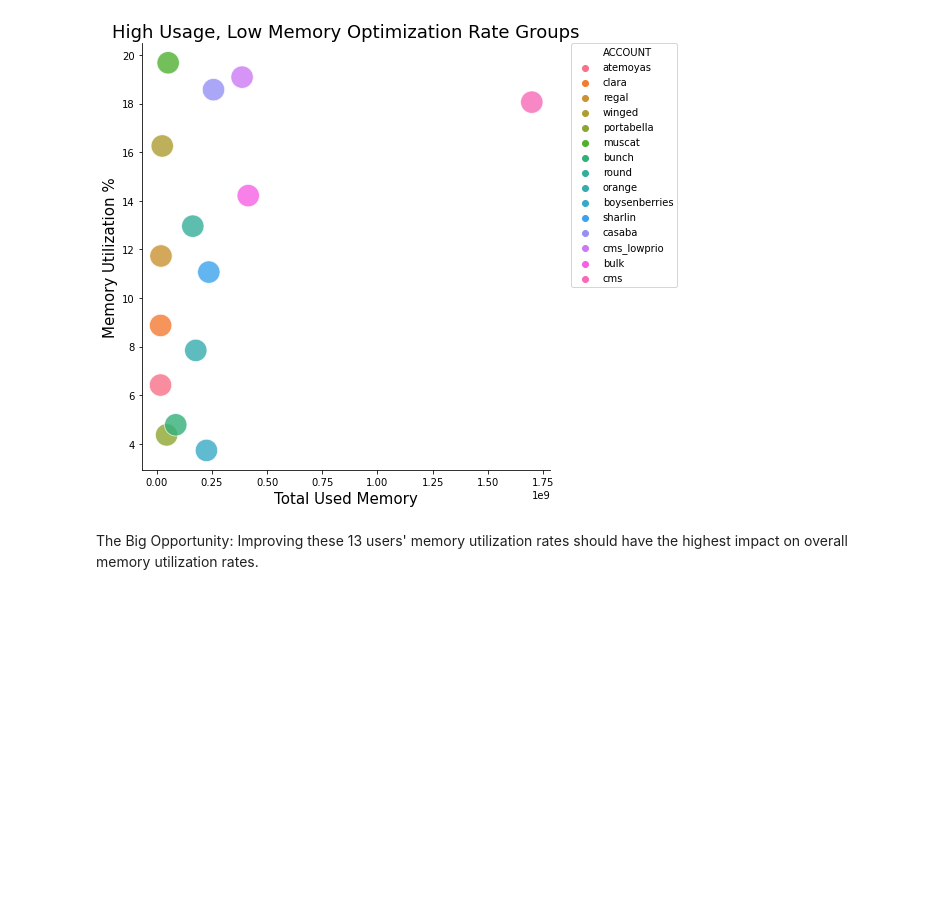
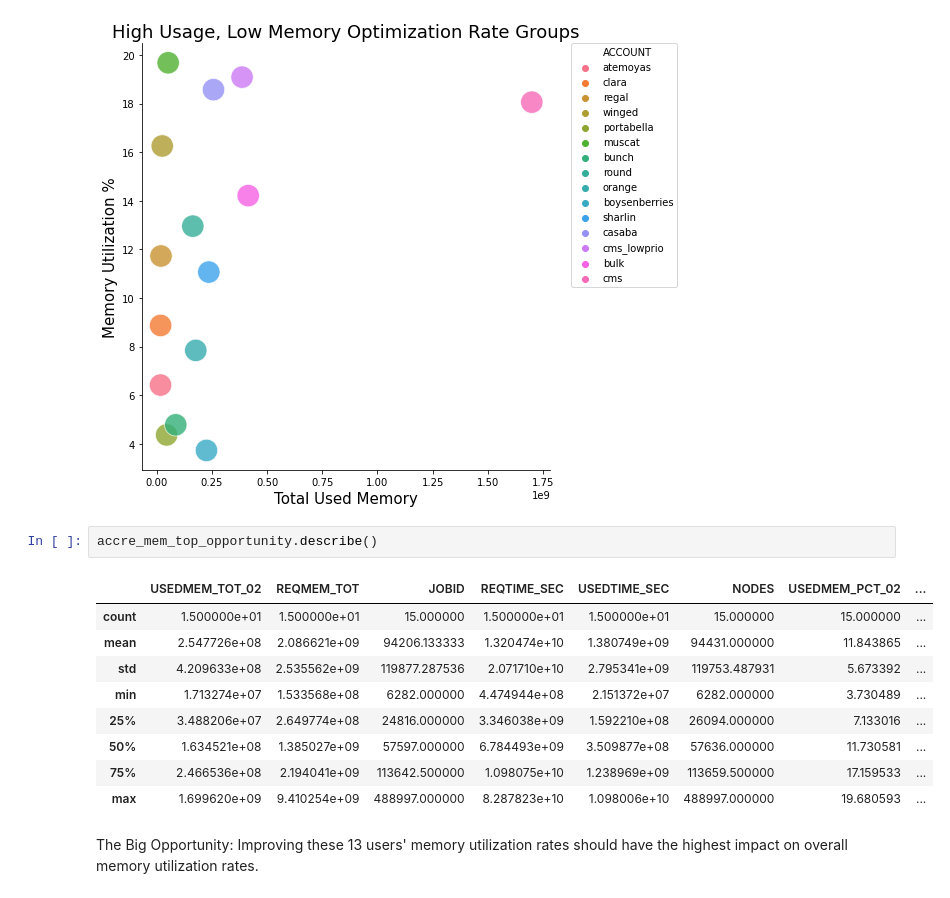
Before and after one commit to nss-data-science-cohort-4/dq2-accre-valkyries, a Jupyter notebook: notebooks/vai-02_dq2-accre-analysis-memory-usage.ipynb, the cells around one changed output. Saved outputs shown, nothing was run; the diff lists cells and outputs as text; blank space fills up the shorter version.

```diff
--- a/notebooks/vai-02_dq2-accre-analysis-memory-usage.ipynb
+++ b/notebooks/vai-02_dq2-accre-analysis-memory-usage.ipynb
@@ -975,6 +999,18 @@ plt.savefig('low-performers-scatter.png', dpi=300)
 #label_point(accre_mem_model_users.USEDMEM_TOT_02, accre_mem_model_users.USEDMEM_PCT_02, accre_mem_model_users.ACCOUNT, plt.gca())
 # %% [output]
 [figure]
+# %%
+accre_mem_top_opportunity.describe()
+# %% [output]
+|  | USEDMEM_TOT_02 | REQMEM_TOT | JOBID | REQTIME_SEC | USEDTIME_SEC | NODES | USEDMEM_PCT_02 | ... |
+| count | 1.500000e+01 | 1.500000e+01 | 15.000000 | 1.500000e+01 | 1.500000e+01 | 15.000000 | 15.000000 | ... |
+| mean | 2.547726e+08 | 2.086621e+09 | 94206.133333 | 1.320474e+10 | 1.380749e+09 | 94431.000000 | 11.843865 | ... |
+| std | 4.209633e+08 | 2.535562e+09 | 119877.287536 | 2.071710e+10 | 2.795341e+09 | 119753.487931 | 5.673392 | ... |
+| min | 1.713274e+07 | 1.533568e+08 | 6282.000000 | 4.474944e+08 | 2.151372e+07 | 6282.000000 | 3.730489 | ... |
+| 25% | 3.488206e+07 | 2.649774e+08 | 24816.000000 | 3.346038e+09 | 1.592210e+08 | 26094.000000 | 7.133016 | ... |
+| 50% | 1.634521e+08 | 1.385027e+09 | 57597.000000 | 6.784493e+09 | 3.509877e+08 | 57636.000000 | 11.730581 | ... |
+| 75% | 2.466536e+08 | 2.194041e+09 | 113642.500000 | 1.098075e+10 | 1.238969e+09 | 113659.500000 | 17.159533 | ... |
+| max | 1.699620e+09 | 9.410254e+09 | 488997.000000 | 8.287823e+10 | 1.098006e+10 | 488997.000000 | 19.680593 | ... |
 # %% [markdown]
 The Big Opportunity: Improving these 13 users' memory utilization rates should have the highest impact on overall memory utilization rates.
 # %%
```
Also changed, not shown: parts of 25 cells of this notebook.
